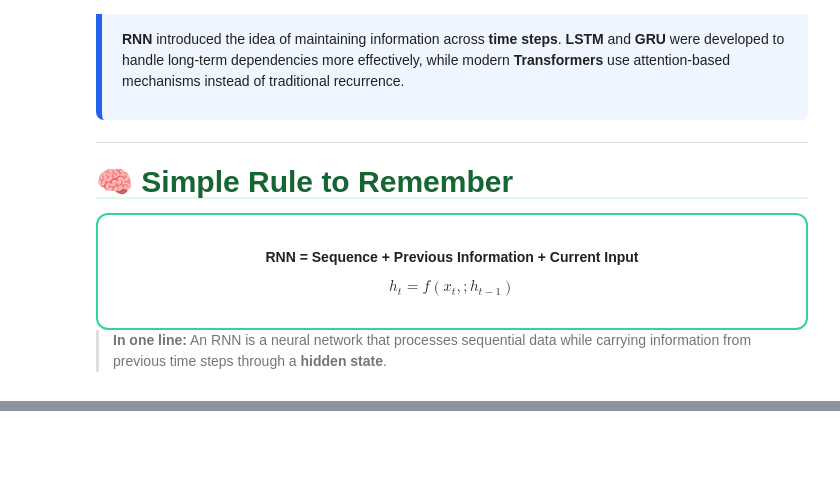
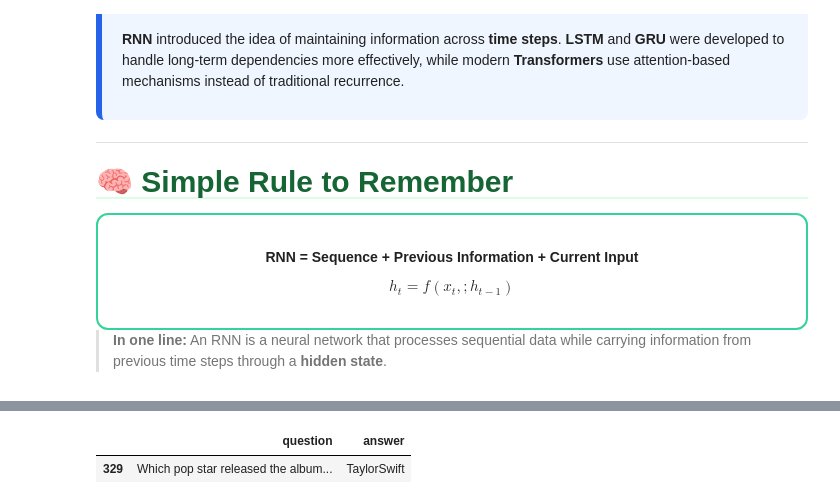
Before and after one commit to Rohit-coder-py/AI-Engineering-Notebooks, a Jupyter notebook: 𝗗𝗲𝗲𝗽 𝗟𝗲𝗮𝗿𝗻𝗶𝗻𝗴/Deep Learning Pytorch/Notes/Deep Learning Notes.ipynb, the cells around one changed output, grey strips where cells are left out. Cells and saved outputs as stored; diff of their text form; code cells hidden in the pictures; blank space fills up the shorter version.

```diff
--- a/𝗗𝗲𝗲𝗽 𝗟𝗲𝗮𝗿𝗻𝗶𝗻𝗴/Deep Learning Pytorch/Notes/Deep Learning Notes.ipynb
+++ b/𝗗𝗲𝗲𝗽 𝗟𝗲𝗮𝗿𝗻𝗶𝗻𝗴/Deep Learning Pytorch/Notes/Deep Learning Notes.ipynb
@@ -6350,0 +6764,5 @@ $$
+# %%
+df.sample()
+# %% [output]
+|  | question | answer |
+| 329 | Which pop star released the album... | TaylorSwift |
```
Also changed, not shown: parts of 11 cells of this notebook.
